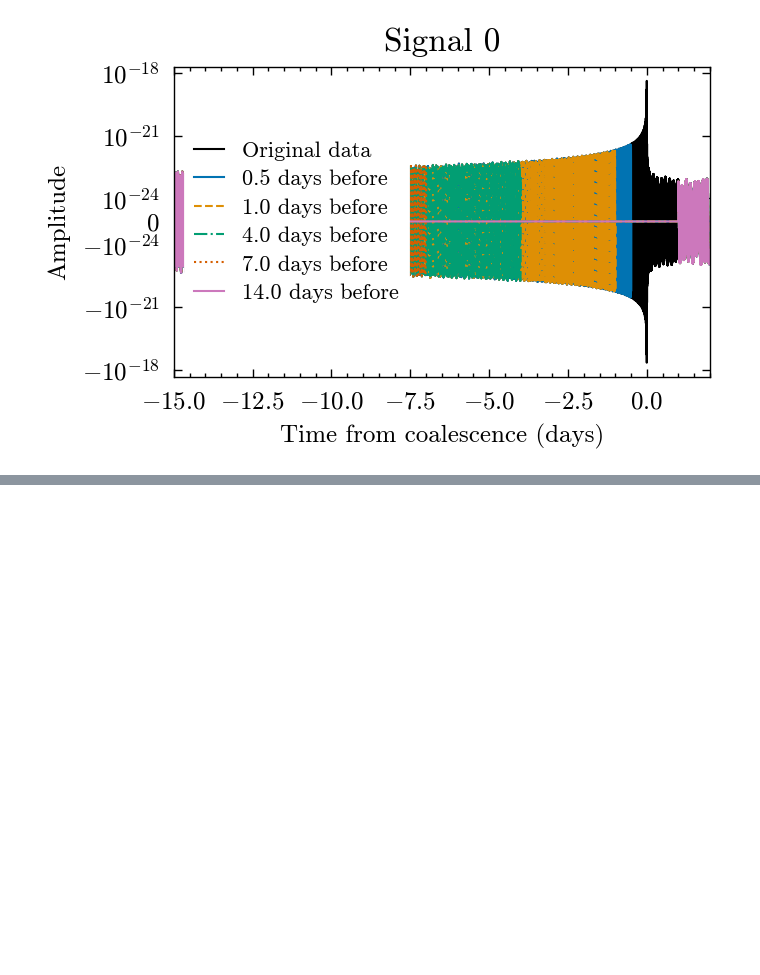
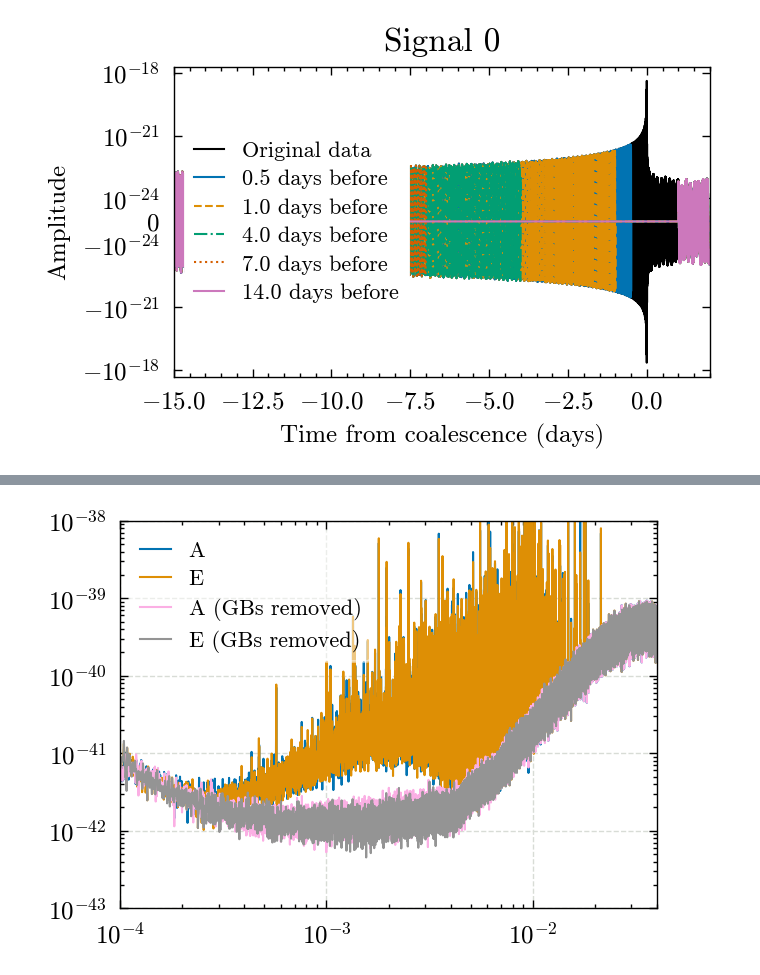
Before and after one commit to icg-gravwaves/lisa_premerger_sangria, a Jupyter notebook: estimate_psds/estimate_psds.ipynb, the cells around one changed output, grey strips where cells are left out. Drawn from its saved outputs; the diff is of its cells as text; code cells hidden in the pictures; blank space fills up the shorter version.

```diff
--- a/estimate_psds/estimate_psds.ipynb
+++ b/estimate_psds/estimate_psds.ipynb
@@ -370 +425,64 @@ for i, mbhb in enumerate(mbhbs[:1]):
+# %%
+fig, ax = plt.subplots(1, figsize=(width, height))
+ax.loglog(
+    A_psd.sample_frequencies,
+    A_psd,
+    c=cycle[0],
+    label='A'
+)
+ax.loglog(
+    E_psd.sample_frequencies,
+    E_psd,
+    c=cycle[1],
+    label='E'
+)
+# ax.loglog(
+#     T_psd.sample_frequencies,
+#     T_psd,
+#     c=cycle[2],
+#     label='T'
+# )
+# ax.loglog(
+#     A_gb_psd.sample_frequencies,
+#     A_gb_psd,
+#     c=cycle[3],
+#     label='A GB'
+# )
+# ax.loglog(
+#     E_gb_psd.sample_frequencies,
+#     E_gb_psd,
+#     c=cycle[4],
+#     label='E GB'
+# )
+# ax.loglog(
+#     T_gb_psd.sample_frequencies,
+#     T_gb_psd,
+#     c=cycle[5],
+#     label='T GB'
+# )
+ax.loglog(
+    A_gb_residual_psd.sample_frequencies,
+    A_gb_residual_psd,
+    c=cycle[6],
+    label='A (GBs removed)',
+)
+ax.loglog(
+    E_gb_residual_psd.sample_frequencies,
+    E_gb_residual_psd,
+    c=cycle[7],
+    label='E (GBs removed)',
+)
+# ax.loglog(
+#     T_gb_residual_psd.sample_frequencies,
+#     T_gb_residual_psd,
+#     c=cycle[8],
+#     label='T residual',
+#     linestyle=':'
+# )
+ax.legend()
+ax.set_ylim([1e-43, 1e-38])
+ax.set_xlim([1e-4, 4e-2])
+ax.grid(zorder=-100)
+# %% [output]
+[figure, added]
 # %%
```
Also changed, not shown: parts of 2 cells of this notebook, 3 other files.
